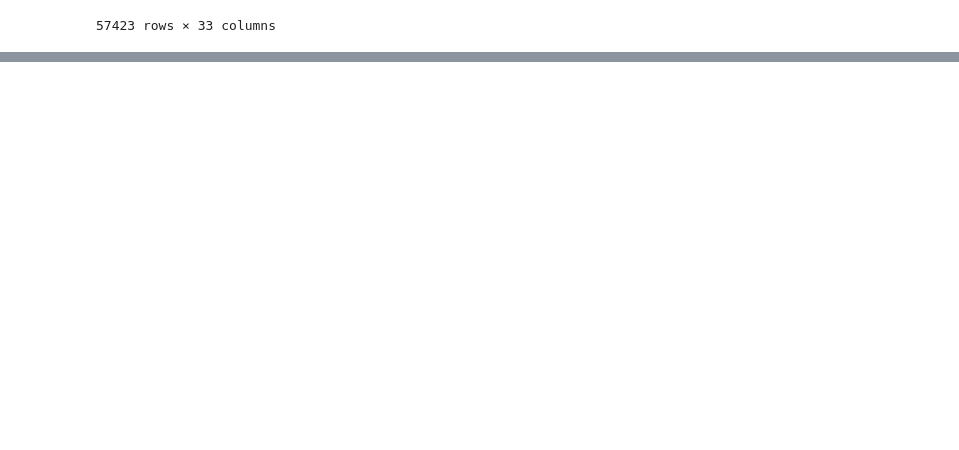
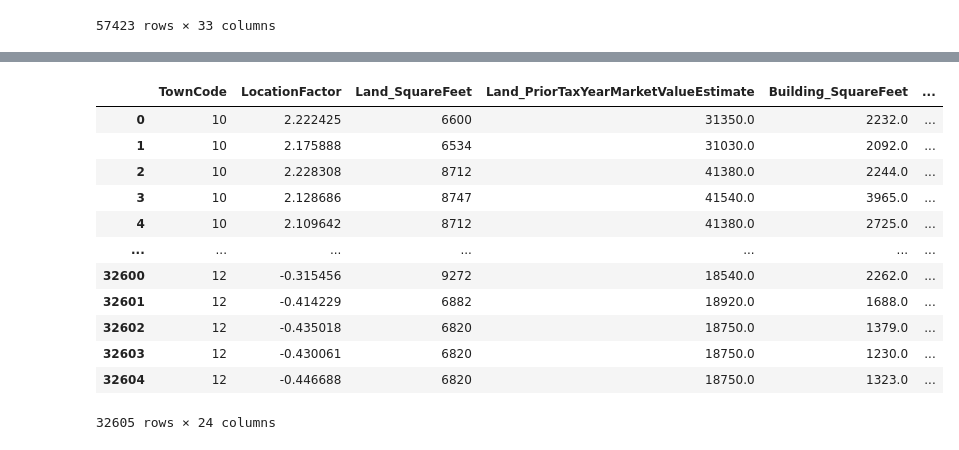
Before and after one commit to oh-be/project4, a Jupyter notebook: Features Datasets/Features.ipynb, the cells around one changed output, grey strips where cells are left out. Saved outputs shown, nothing was run; the diff lists cells and outputs as text; code cells hidden in the pictures; blank space fills up the shorter version.

```diff
--- a/Features Datasets/Features.ipynb
+++ b/Features Datasets/Features.ipynb
@@ -836,3 +818,21 @@ df = df.drop(['ModelingGroup', 'NeighborhoodCode', 'PropertyAddress', 'Longitude
 # %%
 ids_final.to_csv('./ids_final.csv',index=False)
 df.to_csv('./dataset.csv',index=False)
+# %%
+df = pd.read_csv('../dataset.csv')
+# %%
+df
+# %% [output]
+|  | TownCode | LocationFactor | Land_SquareFeet | Land_PriorTaxYearMarketValueEstimate | Building_SquareFeet | ... |
+| 0 | 10 | 2.222425 | 6600 | 31350.0 | 2232.0 | ... |
+| 1 | 10 | 2.175888 | 6534 | 31030.0 | 2092.0 | ... |
+| 2 | 10 | 2.228308 | 8712 | 41380.0 | 2244.0 | ... |
+| 3 | 10 | 2.128686 | 8747 | 41540.0 | 3965.0 | ... |
+| 4 | 10 | 2.109642 | 8712 | 41380.0 | 2725.0 | ... |
+| ... | ... | ... | ... | ... | ... | ... |
+| 32600 | 12 | -0.315456 | 9272 | 18540.0 | 2262.0 | ... |
+| 32601 | 12 | -0.414229 | 6882 | 18920.0 | 1688.0 | ... |
+| 32602 | 12 | -0.435018 | 6820 | 18750.0 | 1379.0 | ... |
+| 32603 | 12 | -0.430061 | 6820 | 18750.0 | 1230.0 | ... |
+| 32604 | 12 | -0.446688 | 6820 | 18750.0 | 1323.0 | ... |
+32605 rows × 24 columns
```
Also changed, not shown: parts of 9 cells of this notebook, 1 other file.
